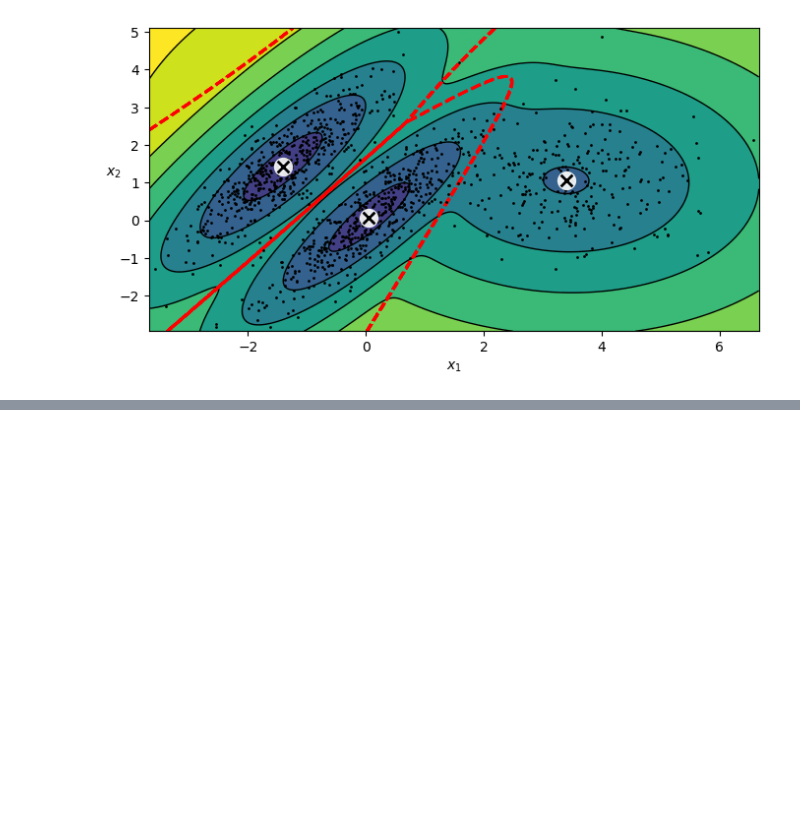
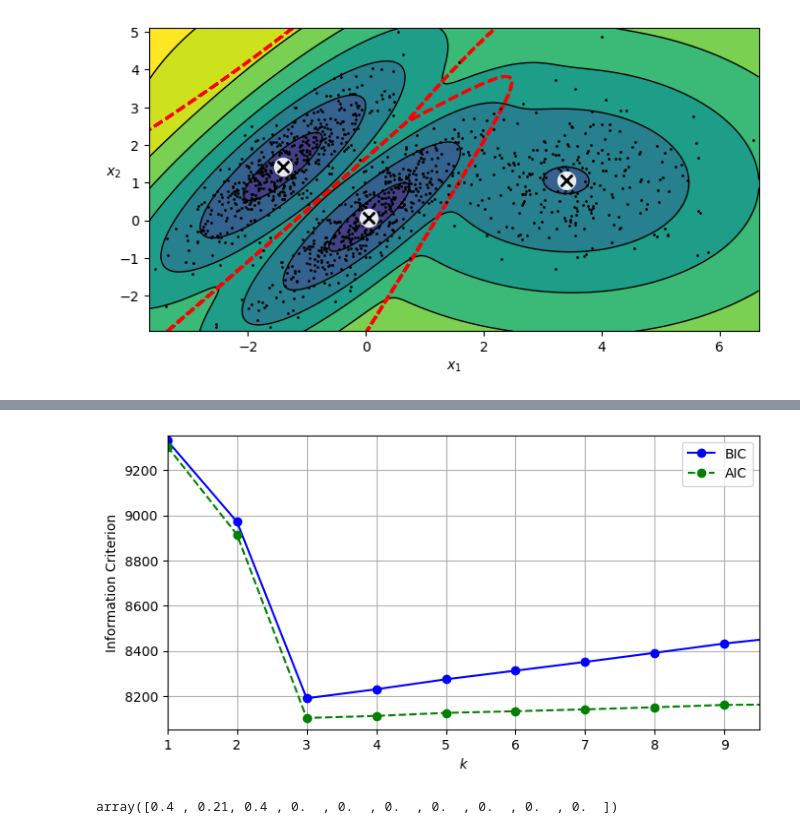
Before and after one commit to tcarr032/Unsupervised-Learning-models, a Jupyter notebook: Unsupervised.ipynb, the cells around one changed output, grey strips where cells are left out. Saved outputs shown, nothing was run; the diff lists cells and outputs as text; code cells hidden in the pictures; blank space fills up the shorter version.

```diff
--- a/Unsupervised.ipynb
+++ b/Unsupervised.ipynb
@@ -446,0 +501,28 @@ plt.show()
+# %%
+import warnings
+warnings.filterwarnings('ignore')
+gms_per_k = [GaussianMixture(n_components=k, n_init=10, random_state=42).fit(X)
+             for k in range(1,11)]
+
+bics = [model.bic(X) for model in gms_per_k]
+aics = [model.aic(X) for model in gms_per_k]
+
+plt.figure(figsize= (8,4))
+plt.plot(range(1,11), bics, "bo-", label="BIC")
+plt.plot(range(1,11), aics, "go--", label="AIC")
+plt.xlabel("$k$")
+plt.ylabel("Information Criterion")
+plt.axis([1,9.5, min(aics) - 50, max(aics)+50])
+plt.legend()
+plt.grid()
+plt.show()
+# %% [output]
+[figure, added]
+# %%
+from sklearn.mixture import BayesianGaussianMixture
+
+bgm = BayesianGaussianMixture(n_components=10, n_init=10, random_state=42)
+bgm.fit(X)
+bgm.weights_.round(2)
+# %% [output]
+array([0.4 , 0.21, 0.4 , 0.  , 0.  , 0.  , 0.  , 0.  , 0.  , 0.  ])
```
Also changed, not shown: parts of 23 cells of this notebook.
